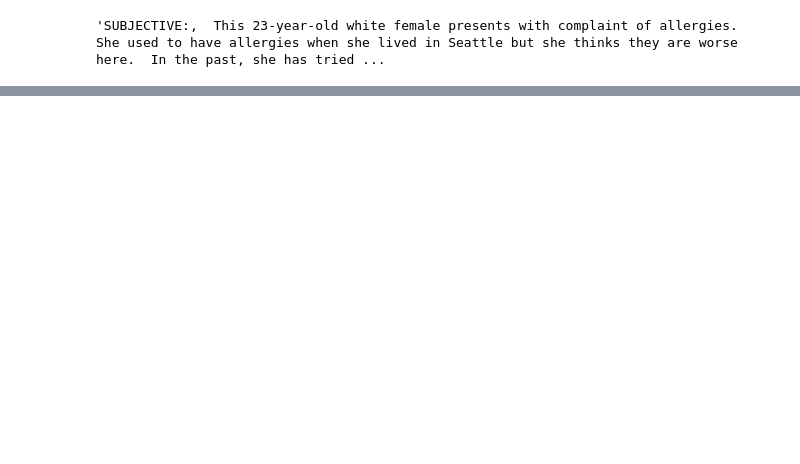
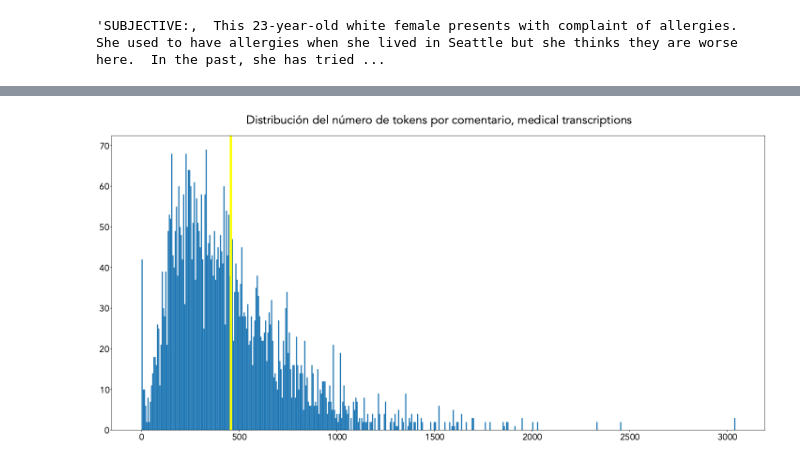
Before and after one commit to jesi-rgb/TFM-code, a Jupyter notebook: src/EDA.ipynb, the cells around one changed output, grey strips where cells are left out. Cells and saved outputs as stored; diff of their text form; code cells hidden in the pictures; blank space fills up the shorter version.

```diff
--- a/src/EDA.ipynb
+++ b/src/EDA.ipynb
@@ -197,0 +191,2 @@ I have seen ABC today. He is a very pleasant gentleman who is 42 years old, 344
+# %%
+avg_tokens_tr = list(map(len_tokens, processed_trascriptions))
@@ -197,0 +213,10 @@ I have seen ABC today. He is a very pleasant gentleman who is 42 years old, 344
+# %%
+plt.figure(figsize=(20, 10))
+plt.hist(avg_tokens_tr, bins=500)
+plt.title('Distribución del número de tokens por comentario, medical transcriptions')
+plt.axvline(np.average(avg_tokens_tr), color='yellow', linewidth=5)
+plt.tight_layout()
+plt.savefig('media/token_hist_mdtr.pdf')
+plt.show()
+# %% [output]
+[figure, added]
```
Also changed, not shown: parts of 15 cells of this notebook, 3 other files.
